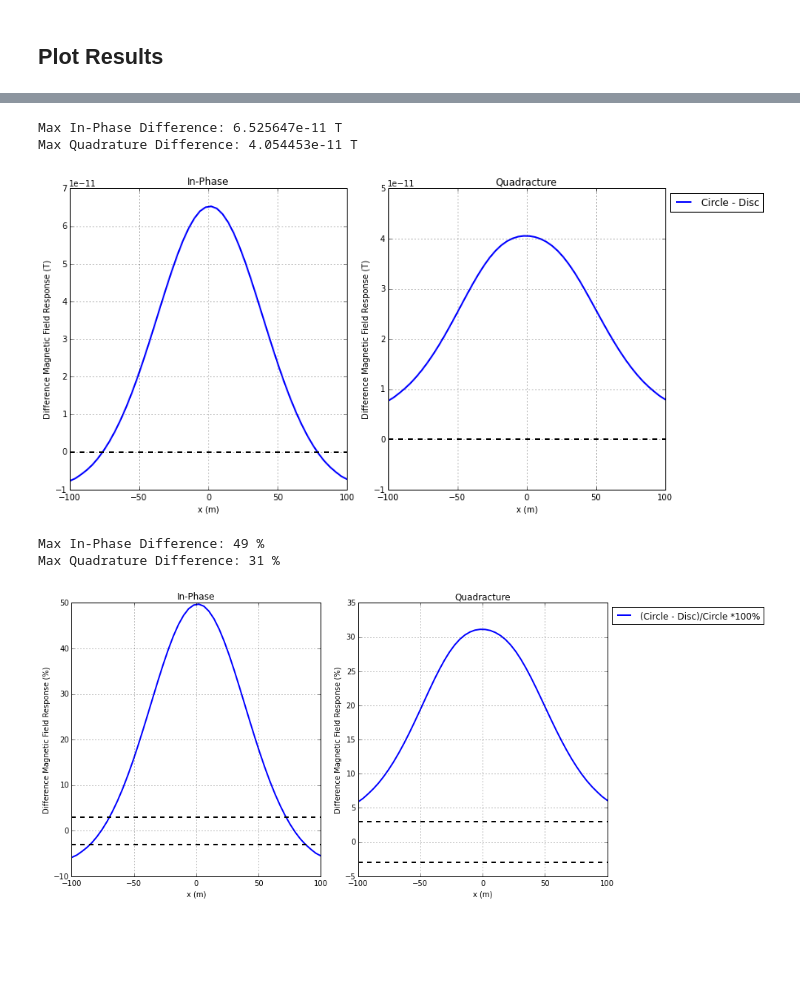
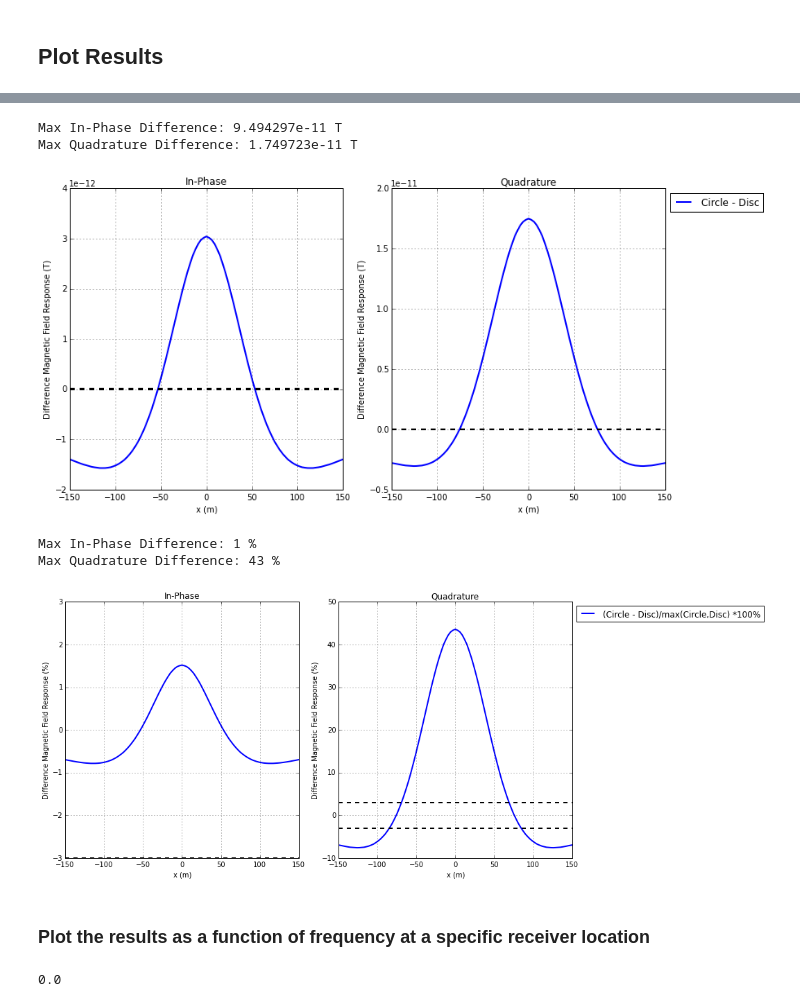
Before and after one commit to lheagy/Tutorials, a Jupyter notebook: PlateInCylCoords/PlateInCylindricalCoord.ipynb, the cells around one changed output, grey strips where cells are left out. Drawn from its saved outputs; the diff is of its cells as text; code cells hidden in the pictures; blank space fills up the shorter version.

Commit message:
added plot for multiple frequencies at a single receiver location

```diff
--- a/PlateInCylCoords/PlateInCylindricalCoord.ipynb
+++ b/PlateInCylCoords/PlateInCylindricalCoord.ipynb
@@ -153,35 +161,47 @@ Rx0 = EM.FDEM.RxFDEM(XYZ, 'bzr')               # create real / in-phase receiver
 Rx1 = EM.FDEM.RxFDEM(XYZ, 'bzi')               # create imag / quadrature receivers
 
 # transmitters
-Tx = EM.FDEM.TxFDEM(np.r_[0.,0.,txz], 'VMD',freq,[Rx0,Rx1]) # create vertical magnetic dipole transmitter
+txlist = []
+for f in freq:
+    Tx =  EM.FDEM.TxFDEM(np.r_[0.,0.,txz], 'VMD',f,[Rx0,Rx1]) # create vertical magnetic dipole transmitter
+    txlist.append(Tx)
 
 # pair the problem and survey
-survey = EM.FDEM.SurveyFDEM([Tx]) # set survey
-prb = EM.FDEM.ProblemFDEM_b(mesh) # set problem
+survey = EM.FDEM.SurveyFDEM(txlist) # set survey
+prb = EM.FDEM.ProblemFDEM_e(mesh) # set problem
 prb.pair(survey) # pair problem and survey
 # %% [markdown]
 # Solve for Data
 # %%
 # background - no fracture
-dPrimary = survey.dpred(sigBack)
-dPrimaryI = dPrimary[:rxz.size]*txmom # in-phase
-dPrimaryQ = dPrimary[rxz.size:]*txmom # quadrature
+dPrimary = survey.dpred(sigBack)*txmom # in-phase
 print 'Done Calculating Primary'
 
 # circle model
-dCircle = survey.dpred(sigfracCircle)
-dCircleI = dCircle[:rxz.size]*txmom
-dCircleQ = dCircle[rxz.size:]*txmom
+dCircle = survey.dpred(sigfracCircle)*txmom
 print 'Done Calculating Circle'
 
 # circle model
-dDisc = survey.dpred(sigfracDisc)
-dDiscI = dDisc[:rxz.size]*txmom
-dDiscQ = dDisc[rxz.size:]*txmom
+dDisc = survey.dpred(sigfracDisc)*txmom
 print 'Done Calculating Disc'
 # %% [output]
 Done Calculating Primary
 Done Calculating Circle
 Done Calculating Disc
+# %%
+# Sort Data
+dPrim = np.reshape(dPrimary,(freq.size,2*nrx))
+dCirc = np.reshape(dCircle,(freq.size,2*nrx))
+dDisc = np.reshape(dDisc,(freq.size,2*nrx))
+
+# Sort into In-Phase and Quadrature
+dPrimI = dPrim[:,:nrx]
+dPrimQ = dPrim[:,nrx:]
+
+dCircI = dCirc[:,:nrx]
+dCircQ = dCirc[:,nrx:]
+
+dDiscI = dDisc[:,:nrx]
+dDiscQ = dDisc[:,nrx:]
 # %% [markdown]
 ## Plot Results
@@ -187,0 +210,3 @@ Done Calculating Disc
+# %%
+freq_ind = 6
+print freq[freq_ind]
@@ -227,7 +246,7 @@ Max Quadrature Responses: Circle 1.504926e-10 , Disc 1.099698e-10
 # %%
 # Difference between circle and disc signals
-Idiff = dCircleI-dDiscI
-Qdiff = dCircleQ-dDiscQ
+Idiff = dCircI[freq_ind,:]-dDiscI[freq_ind,:]
+Qdiff = dCircQ[freq_ind,:]-dDiscQ[freq_ind,:]
 
 plt.figure(figsize=(11,6))
 
@@ -239,7 +258,7 @@ plt.grid(which='both')
 plt.title('In-Phase')
 plt.ylabel('Difference Magnetic Field Response (T)')
 plt.xlabel('x (m)')
-print 'Max In-Phase Difference: %e T' %(np.max(dCircleI-dDiscI))
+print 'Max In-Phase Difference: %e T' %(np.max(dCircI-dDiscI))
 
 # Plot Quadrature
 plt.subplot(122)
@@ -250,45 +269,53 @@ plt.title('Quadrature')
 plt.legend(['Circle - Disc'],loc=2, bbox_to_anchor = (1.0, 1.0))
 plt.ylabel('Difference Magnetic Field Response (T)')
 plt.xlabel('x (m)')
-print 'Max Quadrature Difference: %e T' %(np.max(dCircleQ-dDiscQ))
+print 'Max Quadrature Difference: %e T' %(np.max(dCircQ[freq_ind,:]-dDiscQ[freq_ind,:]))
 
 plt.tight_layout()
 plt.show()
 # %% [output]
-Max In-Phase Difference: 6.525647e-11 T
-Max Quadrature Difference: 4.054453e-11 T
+Max In-Phase Difference: 9.494297e-11 T
+Max Quadrature Difference: 1.749723e-11 T
-[figure, old version]
+[figure, new version]
 # %%
 # Percent difference between circle and disc models
-IPerc = (dCircleI-dDiscI)/np.max(np.abs(dCircleI))*100
-QPerc = (dCircleQ-dDiscQ)/np.max(np.abs(dCircleQ))*100
+IPerc = (dCircI[freq_ind,:]-dDiscI[freq_ind,:])/np.max(np.abs([dCircI[freq_ind,:],dDiscI[freq_ind,:]]))*100
+QPerc = (dCircQ[freq_ind,:]-dDiscQ[freq_ind,:])/np.max(np.abs([dCircQ[freq_ind,:],dDiscQ[freq_ind,:]]))*100
 
 plt.figure(figsize=(11,6))
 
 # Plot In-Phase
 plt.subplot(121)
 plt.plot(rxz,IPerc,linewidth=2)
 plt.plot(rxz,perc_cutoff*np.ones(rxz.shape),'--k', rxz,-perc_cutoff*np.ones(rxz.shape),'--k',linewidth=2)
 plt.grid(which='both')
 plt.title('In-Phase')
 plt.ylabel('Difference Magnetic Field Response (%)')
 plt.xlabel('x (m)')
 print 'Max In-Phase Difference: %d %s' %(np.max(IPerc), '%')
 
 # Plot Quadrature
 plt.subplot(122)
 plt.plot(rxz,QPerc ,linewidth=2)
 plt.plot(rxz,perc_cutoff*np.ones(rxz.shape),'--k', rxz,-perc_cutoff*np.ones(rxz.shape),'--k',linewidth=2)
 plt.grid(which='both')
 plt.title('Quadrature')
-plt.legend(['(Circle - Disc)/Circle *100%'],loc=2, bbox_to_anchor = (1.0, 1.0))
+plt.legend(['(Circle - Disc)/max(Circle,Disc) *100%'],loc=2, bbox_to_anchor = (1.0, 1.0))
 plt.ylabel('Difference Magnetic Field Response (%)')
 plt.xlabel('x (m)')
 print 'Max Quadrature Difference: %d %s' %(np.max(QPerc), '%')
 
 plt.tight_layout()
 plt.show()
 # %% [output]
-Max In-Phase Difference: 49 %
-Max Quadrature Difference: 31 %
+Max In-Phase Difference: 1 %
+Max Quadrature Difference: 43 %
-[figure, old version]
+[figure, new version]
+# %% [markdown]
+### Plot the results as a function of frequency at a specific receiver location
+# %%
+# choose receiver position to plot
+rxind = np.floor(nrx/2.) # plot the middle receiver
+print rxz[rxind]
+# %% [output]
+0.0
```
Also changed, not shown: parts of 8 cells of this notebook.
